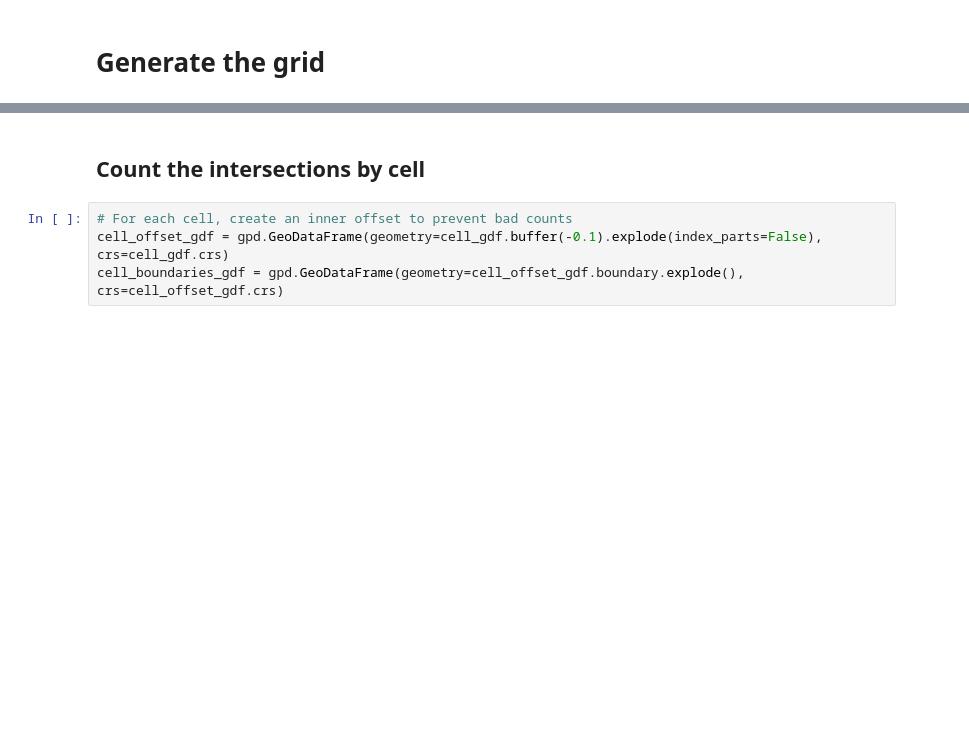
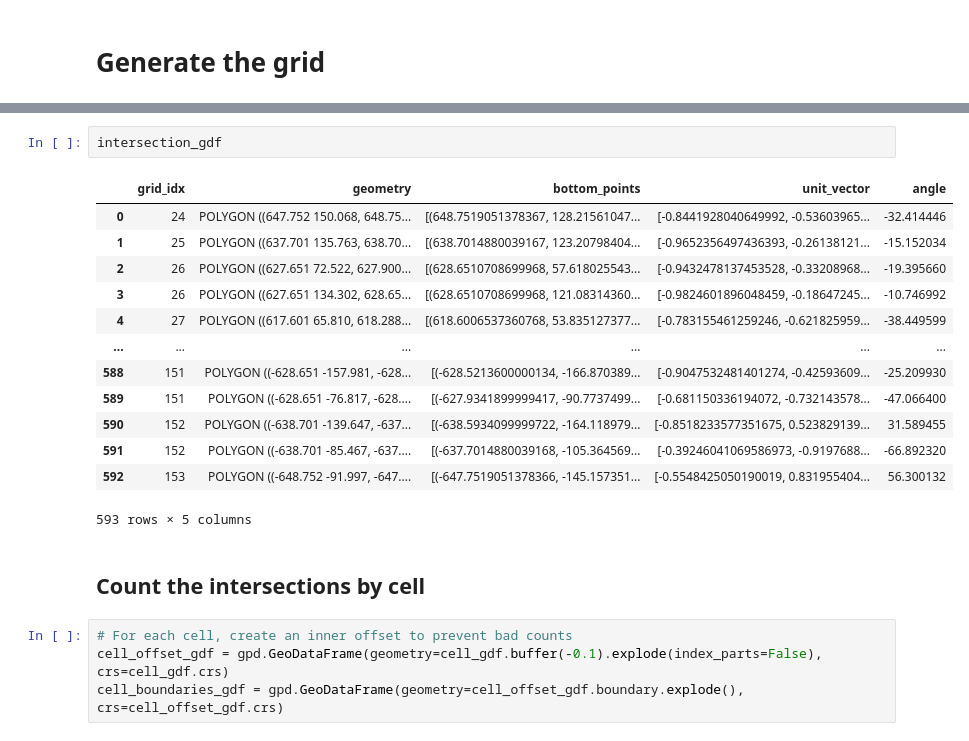
Before and after one commit to picarro-dsoler/Challenge_MultiplePassDetection, a Jupyter notebook: GridFormation/r1/MPD_GridFormation onOffset_RotatingGrid_Aggregated_OnRealSurvey_CountsAndIntersections.ipynb, the cells around one changed output, grey strips where cells are left out. Drawn from its saved outputs; the diff is of its cells as text; blank space fills up the shorter version.

Commit message:
Rotating map instead of grid

```diff
--- a/GridFormation/r1/MPD_GridFormation onOffset_RotatingGrid_Aggregated_OnRealSurvey_CountsAndIntersections.ipynb
+++ b/GridFormation/r1/MPD_GridFormation onOffset_RotatingGrid_Aggregated_OnRealSurvey_CountsAndIntersections.ipynb
@@ -229,3 +231,19 @@ cell_gdf = cell_gdf.reset_index().rename(columns={'index': 'cell_idx'})
+# %%
+intersection_gdf
+# %% [output]
+|  | grid_idx | geometry | bottom_points | unit_vector | angle |
+| 0 | 24 | POLYGON ((647.752 150.068, 648.75... | [(648.7519051378367, 128.21561047... | [-0.8441928040649992, -0.53603965... | -32.414446 |
+| 1 | 25 | POLYGON ((637.701 135.763, 638.70... | [(638.7014880039167, 123.20798404... | [-0.9652356497436393, -0.26138121... | -15.152034 |
+| 2 | 26 | POLYGON ((627.651 72.522, 627.900... | [(628.6510708699968, 57.618025543... | [-0.9432478137453528, -0.33208968... | -19.395660 |
+| 3 | 26 | POLYGON ((627.651 134.302, 628.65... | [(628.6510708699968, 121.08314360... | [-0.9824601896048459, -0.18647245... | -10.746992 |
+| 4 | 27 | POLYGON ((617.601 65.810, 618.288... | [(618.6006537360768, 53.835127377... | [-0.783155461259246, -0.621825959... | -38.449599 |
+| ... | ... | ... | ... | ... | ... |
+| 588 | 151 | POLYGON ((-628.651 -157.981, -628... | [(-628.5213600000134, -166.870389... | [-0.9047532481401274, -0.42593609... | -25.209930 |
+| 589 | 151 | POLYGON ((-628.651 -76.817, -628.... | [(-627.9341899999417, -90.7737499... | [-0.681150336194072, -0.732143578... | -47.066400 |
+| 590 | 152 | POLYGON ((-638.701 -139.647, -637... | [(-638.5934099999722, -164.118979... | [-0.8518233577351675, 0.523829139... | 31.589455 |
+| 591 | 152 | POLYGON ((-638.701 -85.467, -637.... | [(-637.7014880039168, -105.364569... | [-0.39246041069586973, -0.9197688... | -66.892320 |
+| 592 | 153 | POLYGON ((-648.752 -91.997, -647.... | [(-647.7519051378366, -145.157351... | [-0.5548425050190019, 0.831955404... | 56.300132 |
+593 rows × 5 columns
 # %% [markdown]
 ## Count the intersections by cell
 # %%
```
Also changed, not shown: parts of 11 cells of this notebook, 5 other files.
